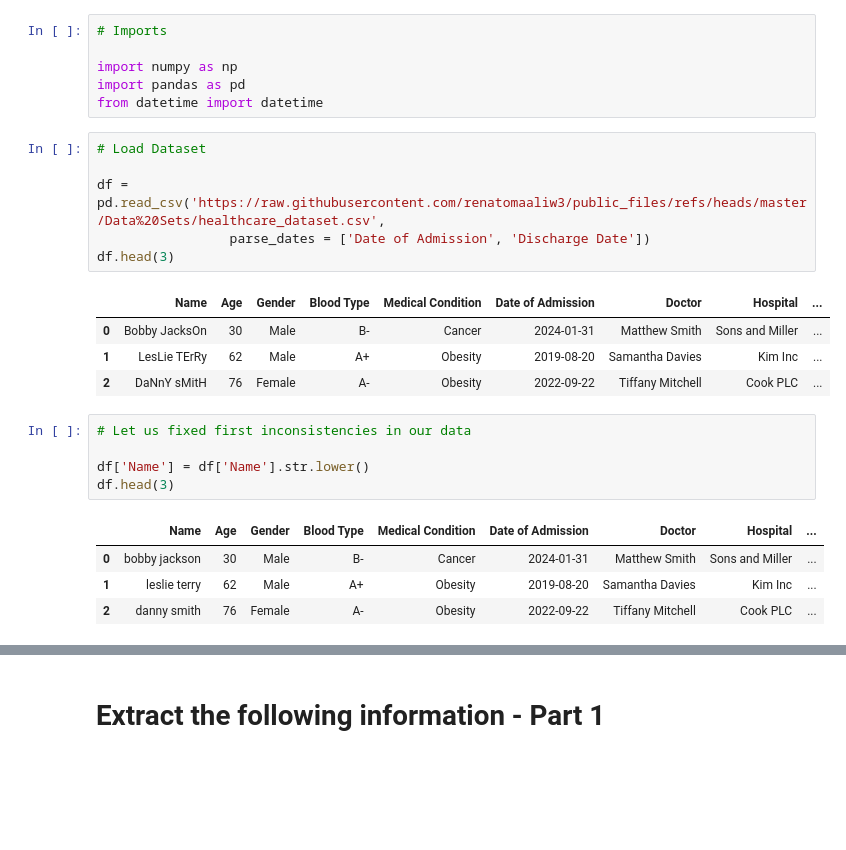
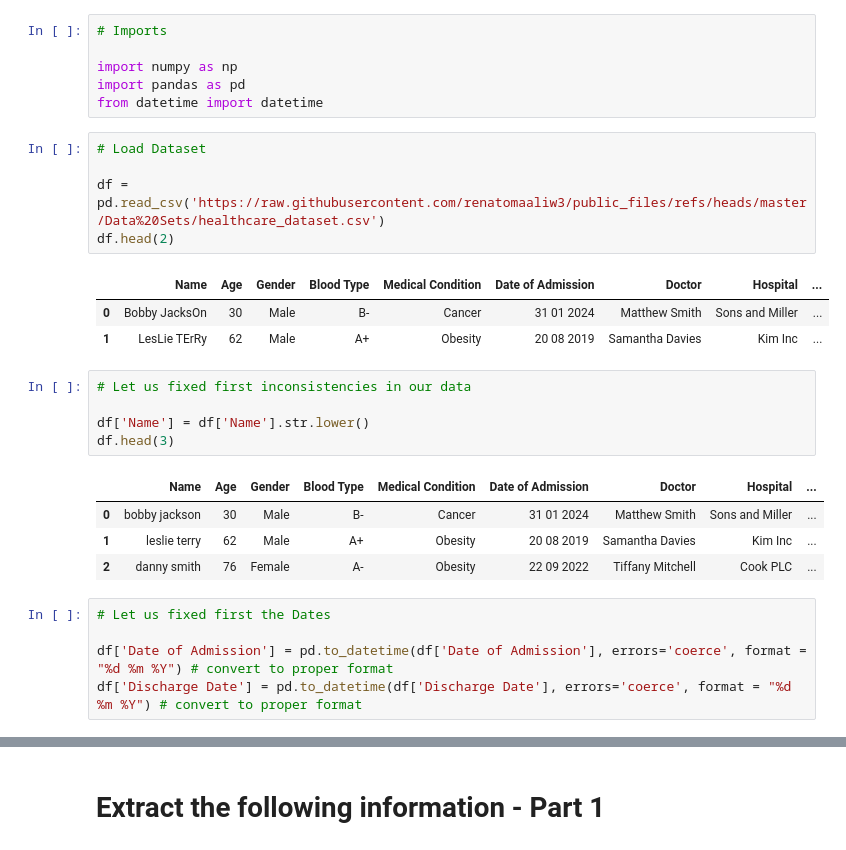
Before and after one commit to renatomaaliw3/public_files, a Jupyter notebook: CPE Electives (1 - 3)/01. Lectures Notebook/18.1. Exploratory Data Analysis - Part 1/Data Extraction (Native Python P1 & P2).ipynb, the cells around one changed output, grey strips where cells are left out. Drawn from its saved outputs; the diff is of its cells as text; blank space fills up the shorter version.

```diff
--- a/CPE Electives (1 - 3)/01. Lectures Notebook/18.1. Exploratory Data Analysis - Part 1/Data Extraction (Native Python P1 & P2).ipynb
+++ b/CPE Electives (1 - 3)/01. Lectures Notebook/18.1. Exploratory Data Analysis - Part 1/Data Extraction (Native Python P1 & P2).ipynb
@@ -9,14 +9,12 @@ from datetime import datetime
 # %%
 # Load Dataset
 
-df = pd.read_csv('https://raw.githubusercontent.com/renatomaaliw3/public_files/refs/heads/master/Data%20Sets/healthcare_dataset.csv',
-                 parse_dates = ['Date of Admission', 'Discharge Date'])
-df.head(3)
+df = pd.read_csv('https://raw.githubusercontent.com/renatomaaliw3/public_files/refs/heads/master/Data%20Sets/healthcare_dataset.csv')
+df.head(2)
 # %% [output]
 |  | Name | Age | Gender | Blood Type | Medical Condition | Date of Admission | Doctor | Hospital | ... |
-| 0 | Bobby JacksOn | 30 | Male | B- | Cancer | 2024-01-31 | Matthew Smith | Sons and Miller | ... |
-| 1 | LesLie TErRy | 62 | Male | A+ | Obesity | 2019-08-20 | Samantha Davies | Kim Inc | ... |
-| 2 | DaNnY sMitH | 76 | Female | A- | Obesity | 2022-09-22 | Tiffany Mitchell | Cook PLC | ... |
+| 0 | Bobby JacksOn | 30 | Male | B- | Cancer | 31 01 2024 | Matthew Smith | Sons and Miller | ... |
+| 1 | LesLie TErRy | 62 | Male | A+ | Obesity | 20 08 2019 | Samantha Davies | Kim Inc | ... |
 # %%
 # Let us fixed first inconsistencies in our data
 
@@ -24,6 +22,11 @@ df['Name'] = df['Name'].str.lower()
 df.head(3)
 # %% [output]
 |  | Name | Age | Gender | Blood Type | Medical Condition | Date of Admission | Doctor | Hospital | ... |
-| 0 | bobby jackson | 30 | Male | B- | Cancer | 2024-01-31 | Matthew Smith | Sons and Miller | ... |
-| 1 | leslie terry | 62 | Male | A+ | Obesity | 2019-08-20 | Samantha Davies | Kim Inc | ... |
-| 2 | danny smith | 76 | Female | A- | Obesity | 2022-09-22 | Tiffany Mitchell | Cook PLC | ... |
+| 0 | bobby jackson | 30 | Male | B- | Cancer | 31 01 2024 | Matthew Smith | Sons and Miller | ... |
+| 1 | leslie terry | 62 | Male | A+ | Obesity | 20 08 2019 | Samantha Davies | Kim Inc | ... |
+| 2 | danny smith | 76 | Female | A- | Obesity | 22 09 2022 | Tiffany Mitchell | Cook PLC | ... |
+# %%
+# Let us fixed first the Dates
+
+df['Date of Admission'] = pd.to_datetime(df['Date of Admission'], errors='coerce', format = "%d %m %Y") # convert to proper format
+df['Discharge Date'] = pd.to_datetime(df['Discharge Date'], errors='coerce', format = "%d %m %Y") # convert to proper format
```
Also changed, not shown: parts of 9 cells of this notebook.
